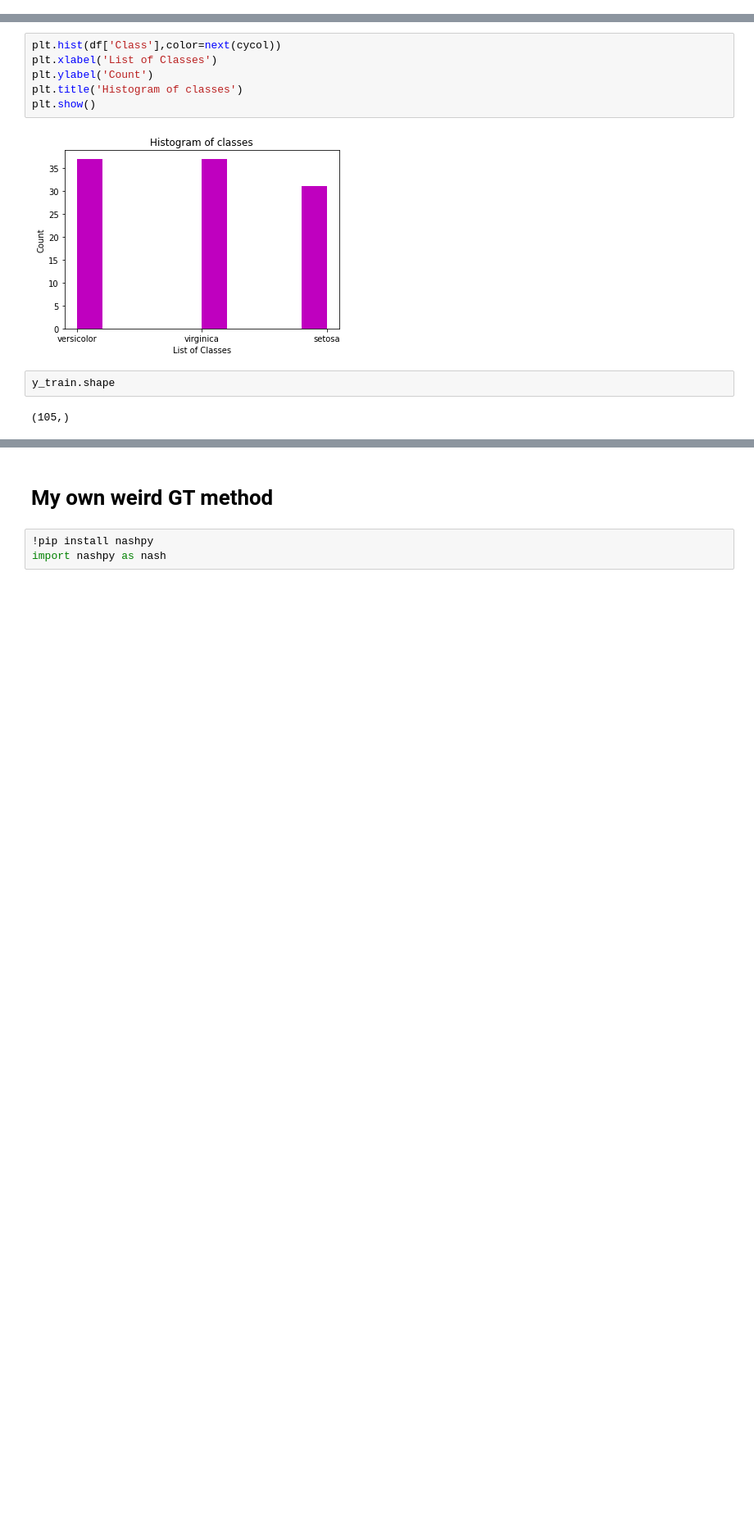
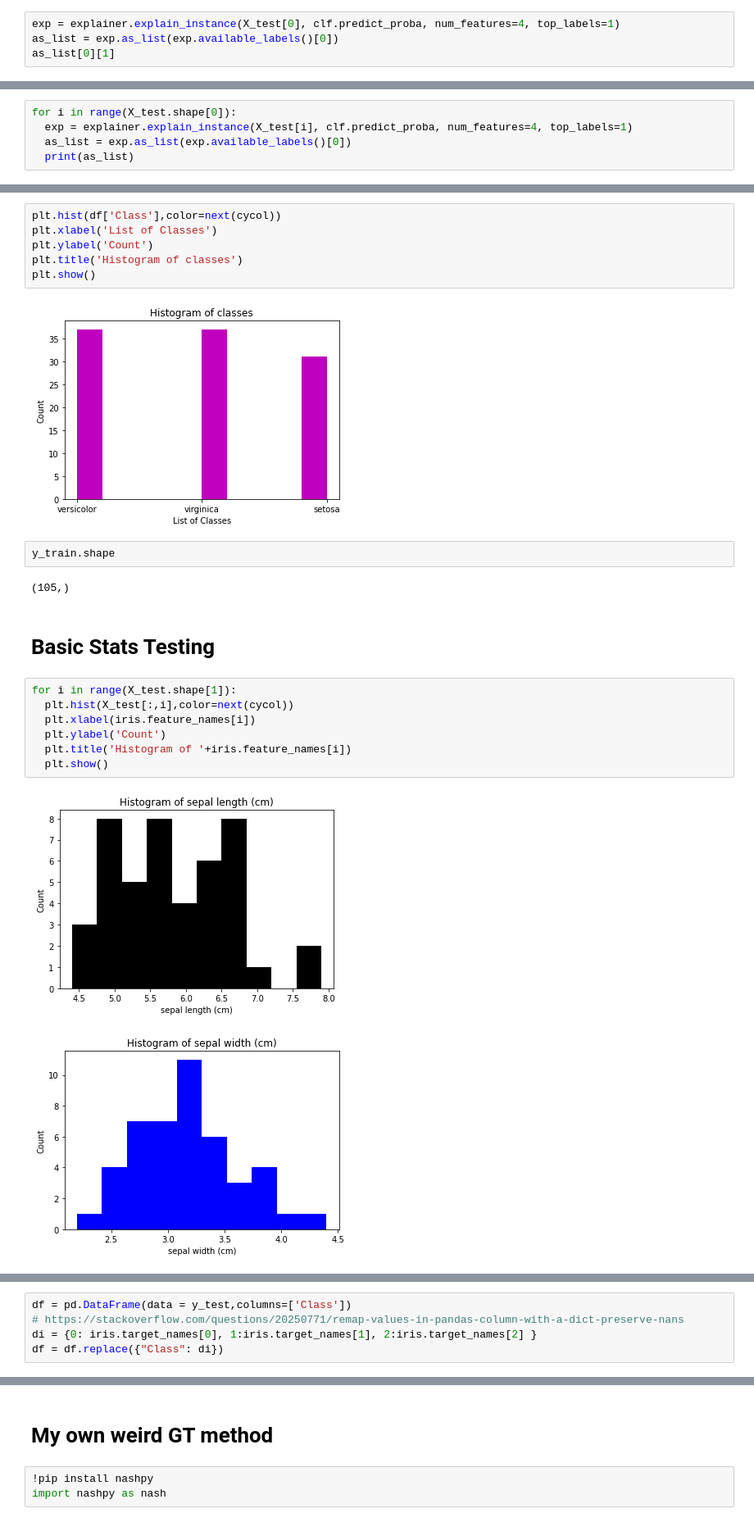
Before and after one commit to andrewcchan/gt-xai, a Jupyter notebook: GT_final.ipynb, the cells around one changed output, grey strips where cells are left out. Shown at 82% size. Drawn from its saved outputs; the diff is of its cells as text; blank space fills up the shorter version.

```diff
--- a/GT_final.ipynb
+++ b/GT_final.ipynb
@@ -151,0 +152,4 @@ exp.show_in_notebook(show_table=True, show_all=False)
+# %%
+exp = explainer.explain_instance(X_test[0], clf.predict_proba, num_features=4, top_labels=1)
+as_list = exp.as_list(exp.available_labels()[0])
+as_list[0][1]
@@ -151,0 +158,5 @@ exp.show_in_notebook(show_table=True, show_all=False)
+# %%
+for i in range(X_test.shape[0]):
+  exp = explainer.explain_instance(X_test[i], clf.predict_proba, num_features=4, top_labels=1)
+  as_list = exp.as_list(exp.available_labels()[0])
+  print(as_list)
@@ -219,3 +214,15 @@ plt.show()
 y_train.shape
 # %% [output]
 (105,)
+# %% [markdown]
+# Basic Stats Testing
+# %%
+for i in range(X_test.shape[1]):
+  plt.hist(X_test[:,i],color=next(cycol))
+  plt.xlabel(iris.feature_names[i])
+  plt.ylabel('Count')
+  plt.title('Histogram of '+iris.feature_names[i])
+  plt.show()
+# %% [output]
+[figure, added]
+[figure, added]
@@ -221,0 +231,5 @@ y_train.shape
+# %%
+df = pd.DataFrame(data = y_test,columns=['Class'])
+# https://stackoverflow.com/questions/20250771/remap-values-in-pandas-column-with-a-dict-preserve-nans
+di = {0: iris.target_names[0], 1:iris.target_names[1], 2:iris.target_names[2] }
+df = df.replace({"Class": di})
```
Also changed, not shown: parts of 17 cells of this notebook.
